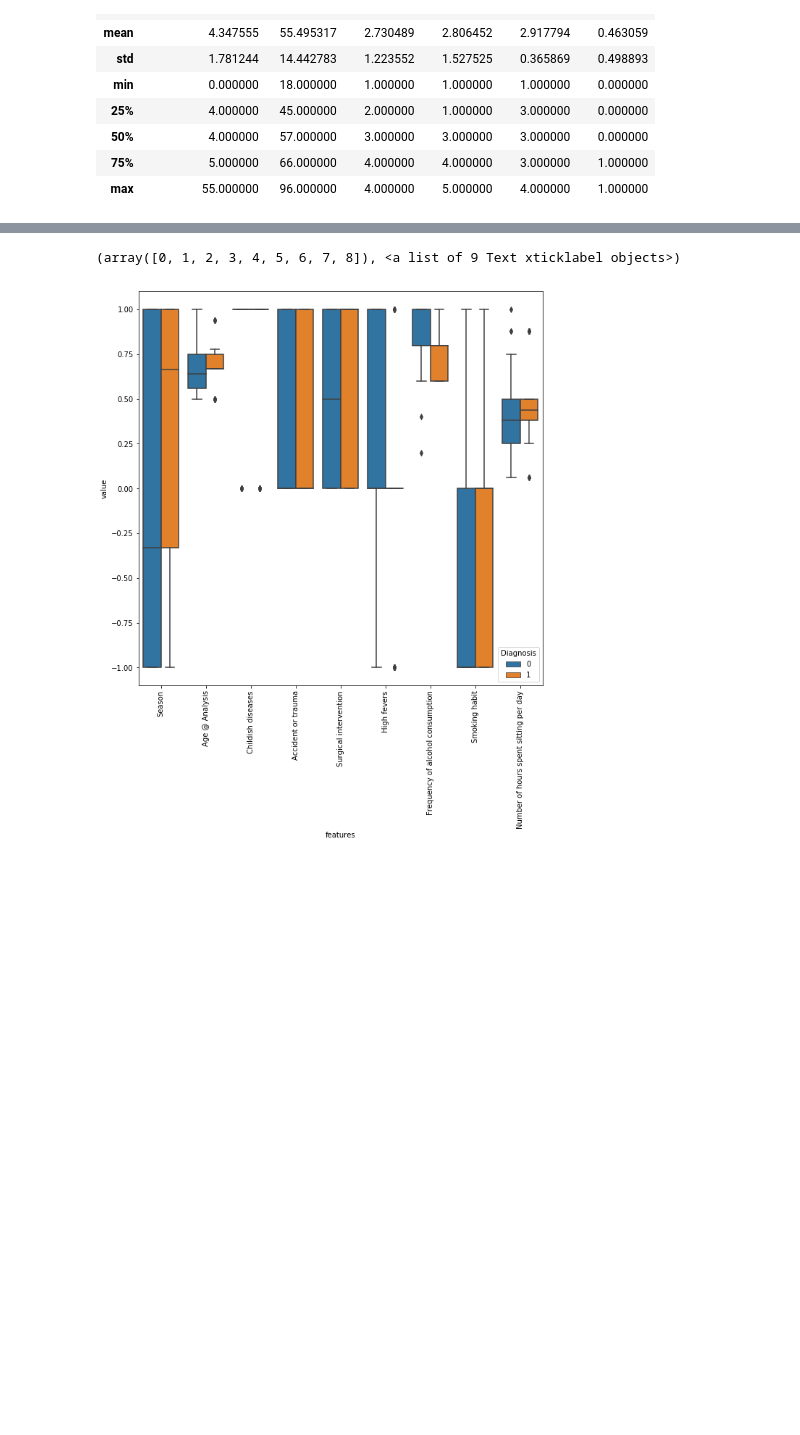
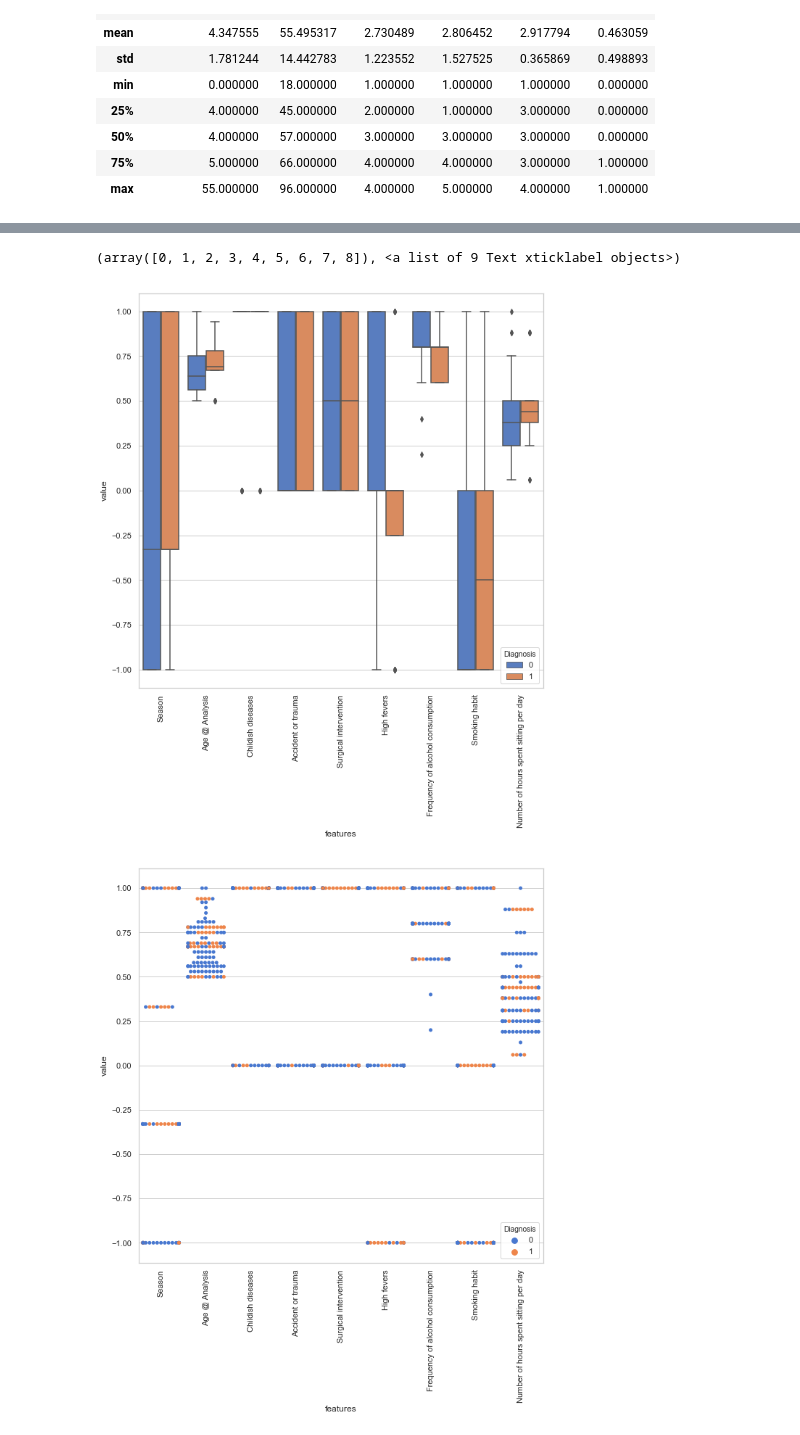
Before and after one commit to OscarAguilarUribe/ce888labs, a Jupyter notebook: Assignment 1/Assignment 1.ipynb, the cells around one changed output, grey strips where cells are left out. Cells and saved outputs as stored; diff of their text form; code cells hidden in the pictures; blank space fills up the shorter version.

```diff
--- a/Assignment 1/Assignment 1.ipynb
+++ b/Assignment 1/Assignment 1.ipynb
@@ -286,7 +300,7 @@ fertility_more = fertility[fertility.Diagnosis==0]
 fertility_less = fertility[fertility.Diagnosis==1]
 
 #Resampling up to the same number of instances of '0'
-fertility_min_upsample = resample(fertility_less, replace=True, n_samples=88, random_state=1)
+fertility_min_upsample = resample(fertility_less, replace=True, n_samples=44, random_state=10)
 
 #Combine the upsampled minority with the majority
 fertilitynew = pd.concat([fertility_more, fertility_min_upsample])
@@ -396,5 +410,10 @@ data = pd.melt(data, id_vars='Classification', var_name='features', value_name='
 plt.figure(figsize=(10,10))
 sns.boxplot(x='features', y='value', hue="Classification", data=data)
 plt.xticks(rotation=90)
+
+sns.set(style="whitegrid", palette="muted")
+plt.figure(figsize=(10,10))
+sns.swarmplot(x="features", y="value", hue="Classification", data=data)
+plt.xticks(rotation=90)
 # %% [output]
 (array([0, 1, 2, 3, 4, 5, 6, 7]), <a list of 8 Text xticklabel objects>)
@@ -402,16 +422,22 @@ plt.xticks(rotation=90)
 # %%
 y2=fertilitynew.Diagnosis
 x2=fertilitynew.drop('Diagnosis', axis=1)
 
 data2 = pd.concat([y2, x2], axis=1)
 data2 = pd.melt(data2, id_vars='Diagnosis', var_name='features', value_name='value')
 
 plt.figure(figsize=(10,10))
 sns.boxplot(x='features', y='value', hue="Diagnosis", data=data2)
 plt.xticks(rotation=90)
+
+sns.set(style="whitegrid", palette="muted")
+plt.figure(figsize=(10,10))
+sns.swarmplot(x="features", y="value", hue="Diagnosis", data=data2)
+plt.xticks(rotation=90)
 # %% [output]
 (array([0, 1, 2, 3, 4, 5, 6, 7, 8]), <a list of 9 Text xticklabel objects>)
-[figure, old version]
+[figure, new version]
+[figure, added]
 # %%
 y3=mass_copy.Diagnosis
 x3=mass_copy.drop('Diagnosis', axis=1)
```
Also changed, not shown: parts of 21 cells of this notebook, 5 other files.
